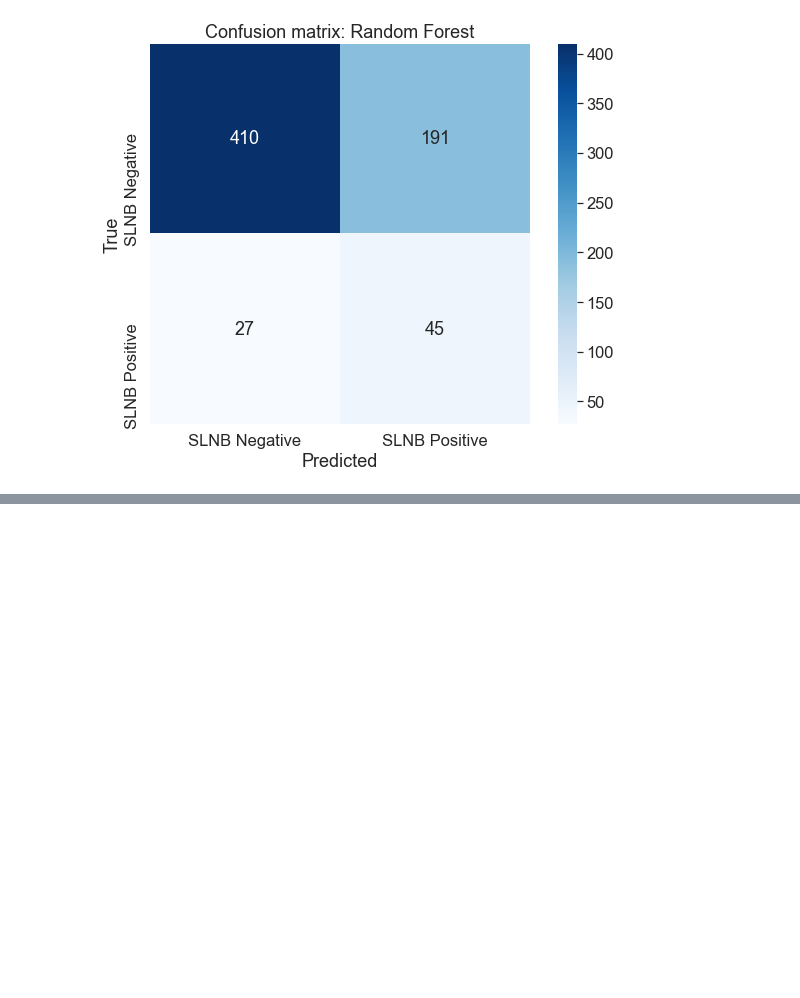
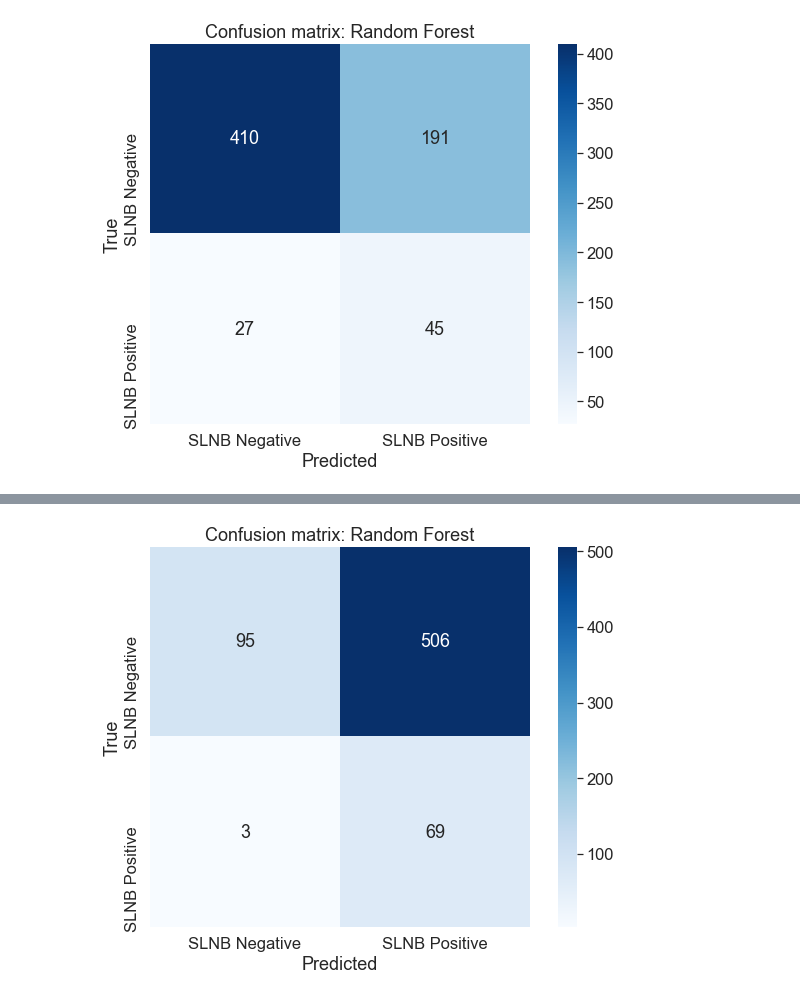
Before and after one commit to jerryji1993/MetMCC-SCAN, a Jupyter notebook: scripts/model_fitting.ipynb, the cells around one changed output, grey strips where cells are left out. Cells and saved outputs as stored; diff of their text form; code cells hidden in the pictures; blank space fills up the shorter version.

```diff
--- a/scripts/model_fitting.ipynb
+++ b/scripts/model_fitting.ipynb
@@ -410,0 +551,3 @@ plt.show()
+# %%
+mcc_ncdb_sel['DEPTH'] = mcc_ncdb_sel['DEPTH'].replace([999],[0])
+mcc_ncdb_sel['TUMOR_SIZE'] = mcc_ncdb_sel['TUMOR_SIZE'].replace([999],[0])
@@ -410,0 +592,7 @@ plt.show()
+# %%
+mcc_ncdb_sel = pd.get_dummies(mcc_ncdb_sel)
+X_sel = np.array(mcc_ncdb_sel.loc[:, mcc_ncdb_sel.columns != 'SLNB'])
+y_sel = np.array(mcc_ncdb_sel.loc[:, mcc_ncdb_sel.columns == 'SLNB'])
+X_train_sel, X_test_sel, y_train_sel, y_test_sel = train_test_split(X_sel, y_sel,
+                                                                test_size = 0.1,
+                                                                random_state = 123) # set seed to ensure reproducibility
@@ -410,0 +758,5 @@ plt.show()
+# %%
+# decision threshold
+# t = len(mcc_ncdb_sel[mcc_ncdb_sel['SLNB'] == 0])/(len(mcc_ncdb_sel[mcc_ncdb_sel['SLNB'] == 0]) + \
+#                                                   len(mcc_ncdb_sel[mcc_ncdb_sel['SLNB'] == 1]))
+t = 0.56
@@ -410,0 +801,11 @@ plt.show()
+# %%
+cm = confusion_matrix(y_test_sel, y_pred_sel)
+df_cm = pd.DataFrame(cm, index = [i for i in ["SLNB Negative","SLNB Positive"]],
+                  columns = [i for i in ["SLNB Negative","SLNB Positive"]])
+plt.figure(figsize = (10,7))
+ax = sns.heatmap(df_cm, annot=True, cmap='Blues',square=True, fmt='d').set_title('Confusion matrix: Random Forest')
+plt.xlabel("Predicted")
+plt.ylabel("True")
+plt.show()
+# %% [output]
+[figure, added]
```
Also changed, not shown: parts of 21 cells of this notebook, 2 other files.
